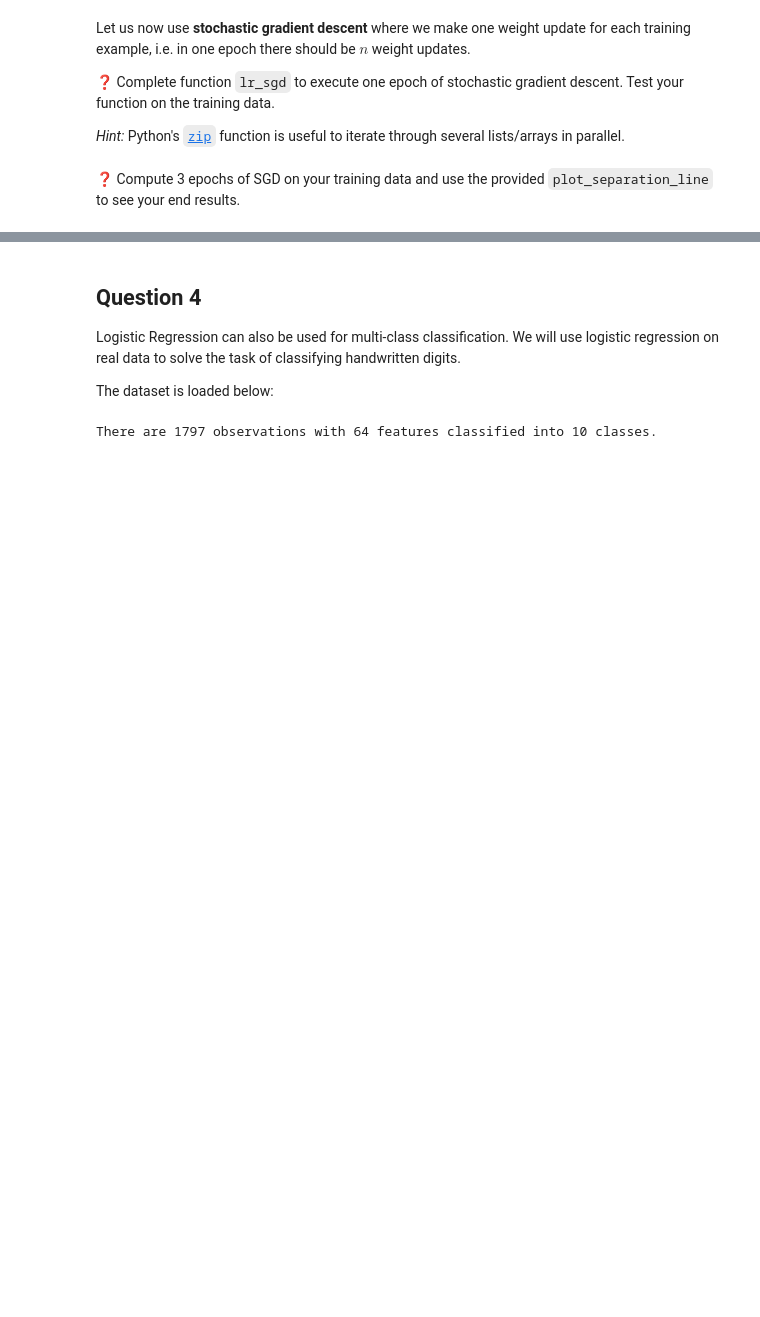
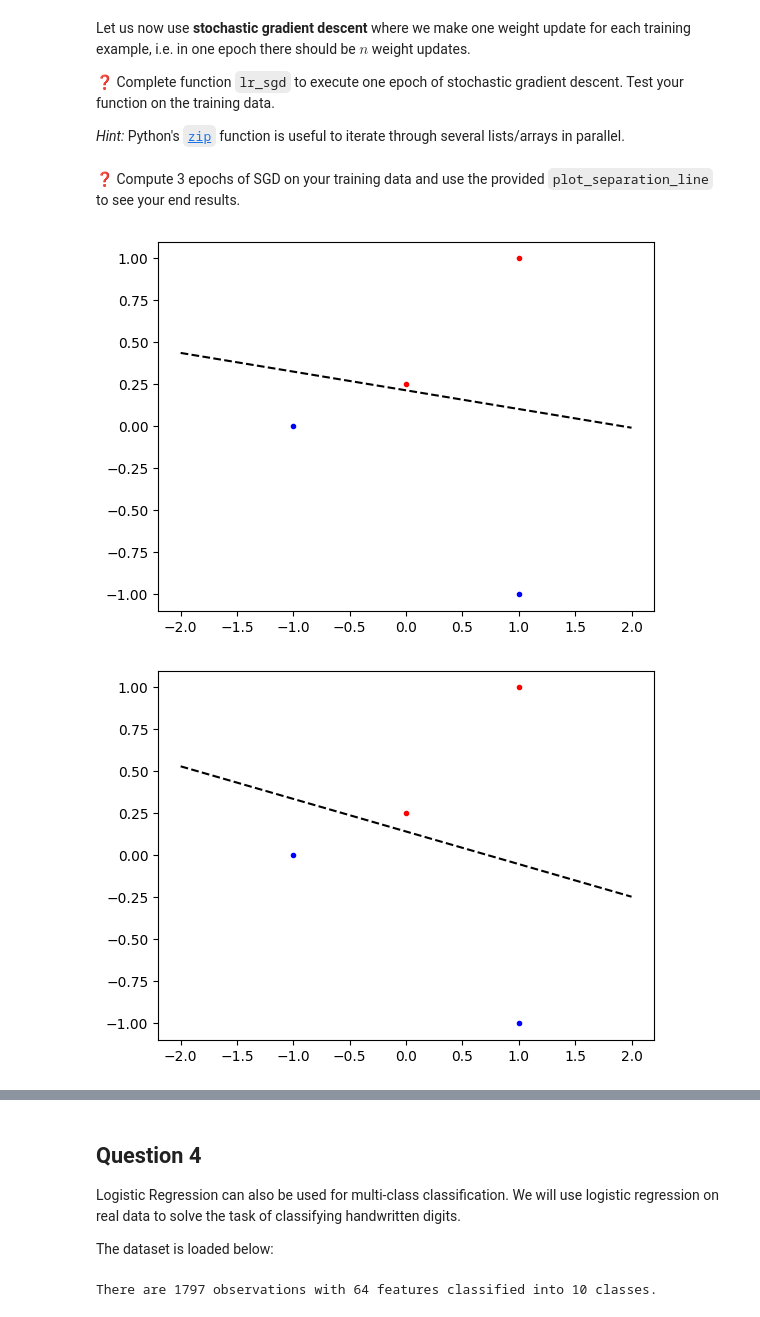
Before and after one commit to MiguelRocha2001/ap-dei-homeworks, a Jupyter notebook: LAB/Lab3/practical_03.ipynb, the cells around one changed output, grey strips where cells are left out. Drawn from its saved outputs; the diff is of its cells as text; code cells hidden in the pictures; blank space fills up the shorter version.

```diff
--- a/LAB/Lab3/practical_03.ipynb
+++ b/LAB/Lab3/practical_03.ipynb
@@ -158,6 +294,8 @@ using the cross-entropy loss function.
 
 ❓ Complete function `lr_batch_gd` that computes one epoch of batch gradient descent for the logistic regression with cross-entropy loss:
 # %%
+import math
+
 '''
 Receives:
     inputs: observations array of shape (n x (p+1)) accounting for bias
@@ -170,10 +308,21 @@ Returns:
 
 def lr_batch_gd(inputs, labels, w, eta):
     # Compute vector of probabilities of size p+1.
+    size, d = np.shape(inputs)
+    probs = np.empty(size,)
+    for i in range(n):
+      probs[i] = 1 / (1 + math.exp(-w.dot(inputs[i])))
 
     # Compute gradient of loss function; vector of size p+1.
+    gradients = np.empty((size,d))
+    for i in range(size):
+      gradients[i] = -inputs[i] * (y[i] - probs[i])
+
+    loss_function_gradient = np.sum(gradients, axis=0)
 
     # Gradient descent update of w
+    w -= eta * loss_function_gradient
+
     return w
 # %% [markdown]
 ❓ Test your function on the provided training data assuming an initialization of all zeros for the weights and a learning rate of $\eta=1$
@@ -188,7 +337,15 @@ inputs = np.concatenate([np.ones((x.shape[0],1)), x], axis = 1)
 
 y = np.array([0, 1, 1, 0])
 
+n = y.size
+d = np.shape(x)[1]
 # Initialize weights and set learning rate
-
+w = np.zeros(d,)
 
 # Test function
+w = lr_batch_gd(x, y, w, eta=1)
+print(w)
+w = lr_batch_gd(x, y, w, eta=1)
+print(w)
+w = lr_batch_gd(x, y, w, eta=1)
+print(w)
@@ -210,13 +371,18 @@ Returns:
 '''
 
 def lr_sgd(inputs, labels, w, eta):
+
     # For each training example
+    for input, y in zip(inputs, labels):
 
-        # Compute probability y_hat
+        # Compute probability y_hatinitial array of weights shape
+        prob = 1 / (1 + math.exp(-w.dot(input)))
 
         # Compute gradient
+        gradient = -input * (y - prob)
 
         # Update weights:
+        w -= eta * gradient
 
     return w
 # %% [markdown]
@@ -240,0 +403,10 @@ def plot_separation_line(inputs, labels, w):
+# %%
+# Run 3 epochs
+w = np.zeros(np.shape(inputs)[1])
+
+for i in range(3):
+  w = lr_sgd(inputs, y, w, eta=1)
+  plot_separation_line(inputs, y, w)
+# %% [output]
+[figure, added]
+[figure, added]
```
Also changed, not shown: parts of 26 cells of this notebook.
